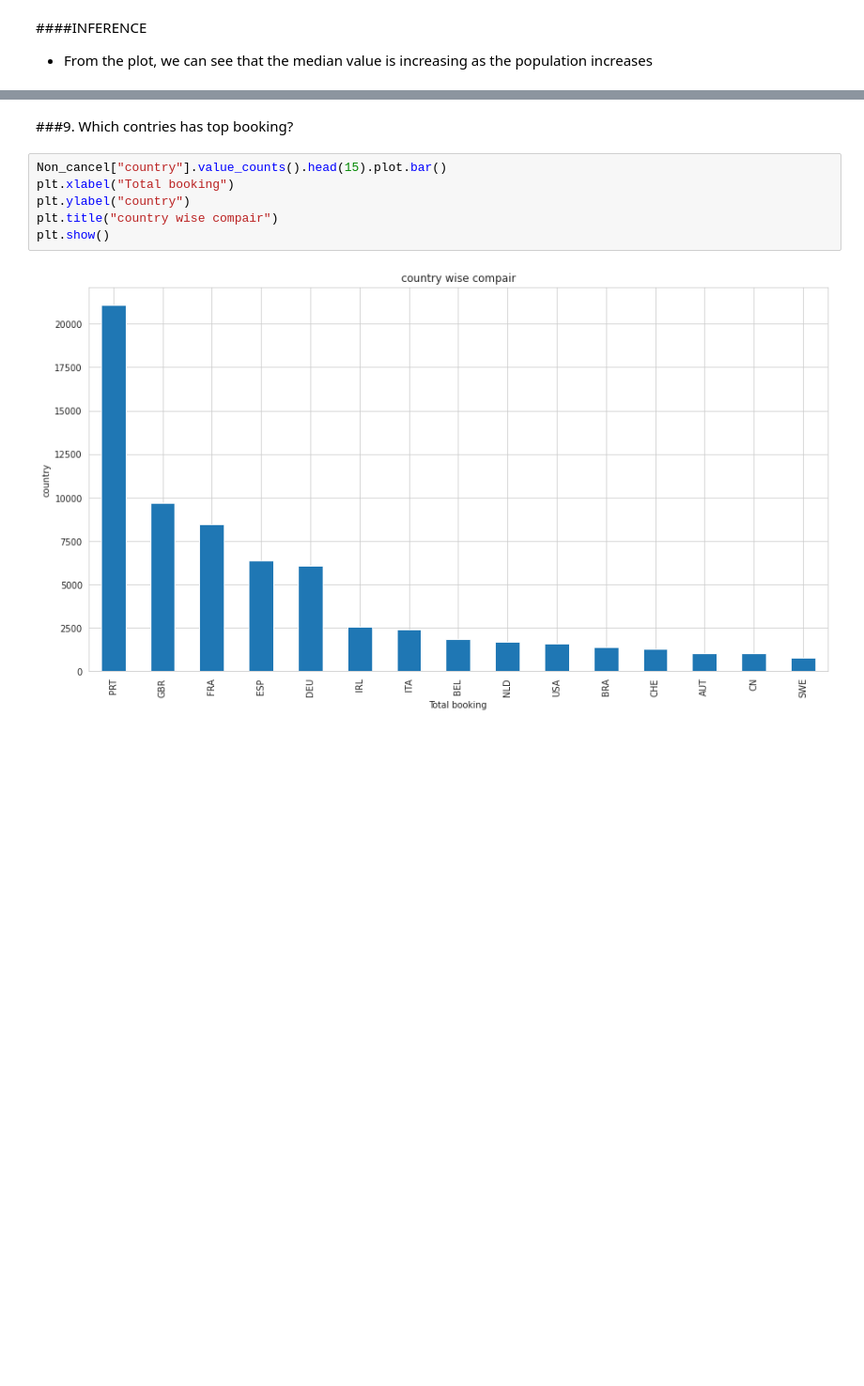
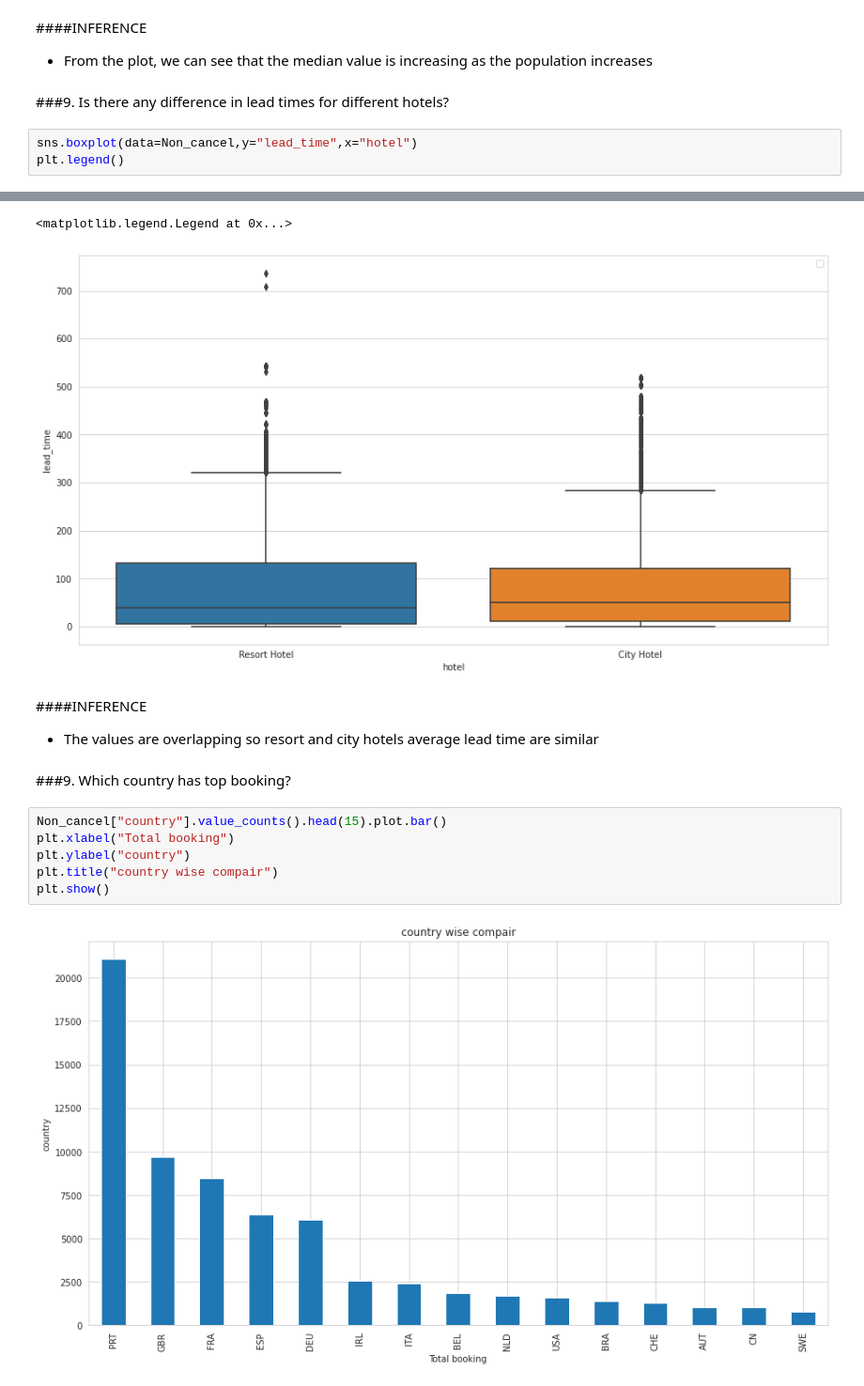
Before and after one commit to MohanVishe/Exploratory-Data-Analysis----Hotel-Booking-Dataset, a Jupyter notebook: Hotel_Booking_Analysis_Capstone_Project.ipynb, the cells around one changed output, grey strips where cells are left out. Shown at 94% size. Cells and saved outputs as stored; diff of their text form; blank space fills up the shorter version.

```diff
--- a/Hotel_Booking_Analysis_Capstone_Project.ipynb
+++ b/Hotel_Booking_Analysis_Capstone_Project.ipynb
@@ -323,3 +325,9 @@ sns.boxplot(x = 'People', y = 'adr', data = Non_cancel)
 # %% [markdown]
 ####INFERENCE
 *  From the plot, we can see that the median value is increasing as the population increases
+# %% [markdown]
+###9.  Is there any difference in lead times for different hotels?
+# %%
+sns.boxplot(data=Non_cancel,y="lead_time",x="hotel")
+plt.legend()
+# %% [output]
@@ -326,5 +335,10 @@ sns.boxplot(x = 'People', y = 'adr', data = Non_cancel)
+<matplotlib.legend.Legend at 0x...>
+[figure, added]
+# %% [markdown]
+####INFERENCE
+*  The values are overlapping so resort and city hotels average lead time are similar
 # %% [markdown]
-###9. Which contries has top booking?
+###9. Which country has top booking?
 # %%
 Non_cancel["country"].value_counts().head(15).plot.bar()
 plt.xlabel("Total booking")
```
Also changed, not shown: parts of 3 cells of this notebook.
